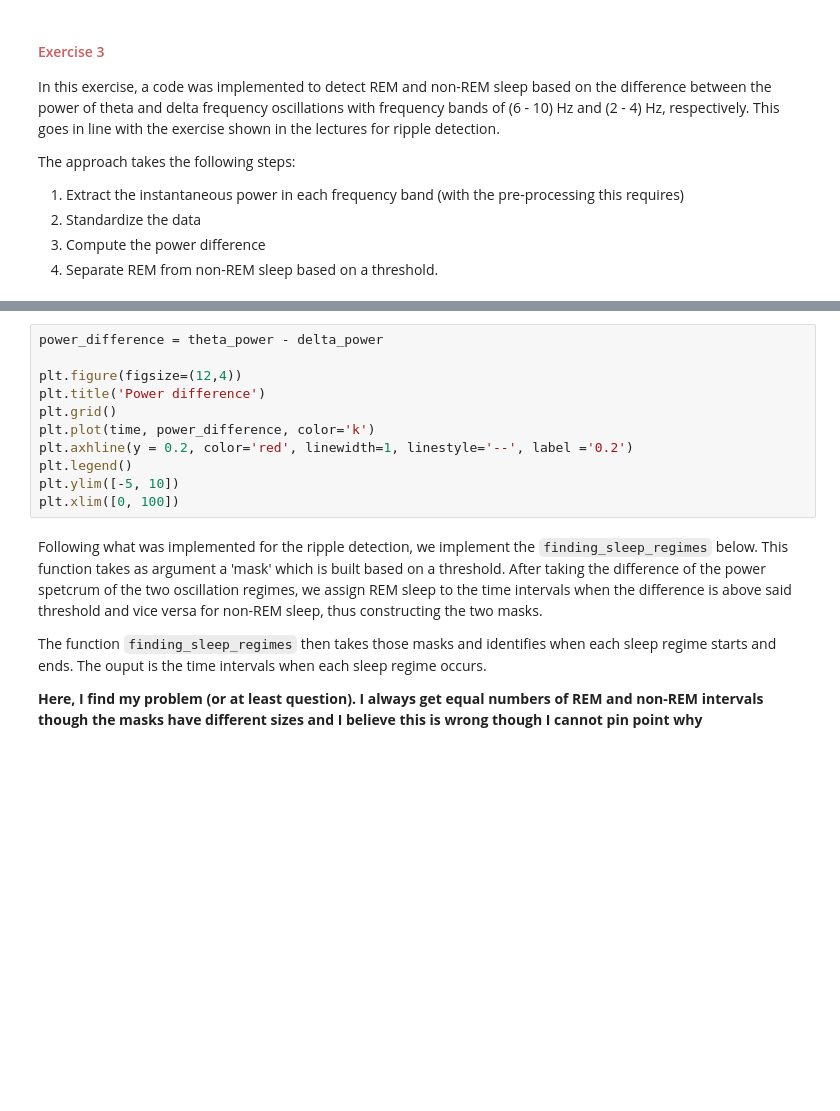
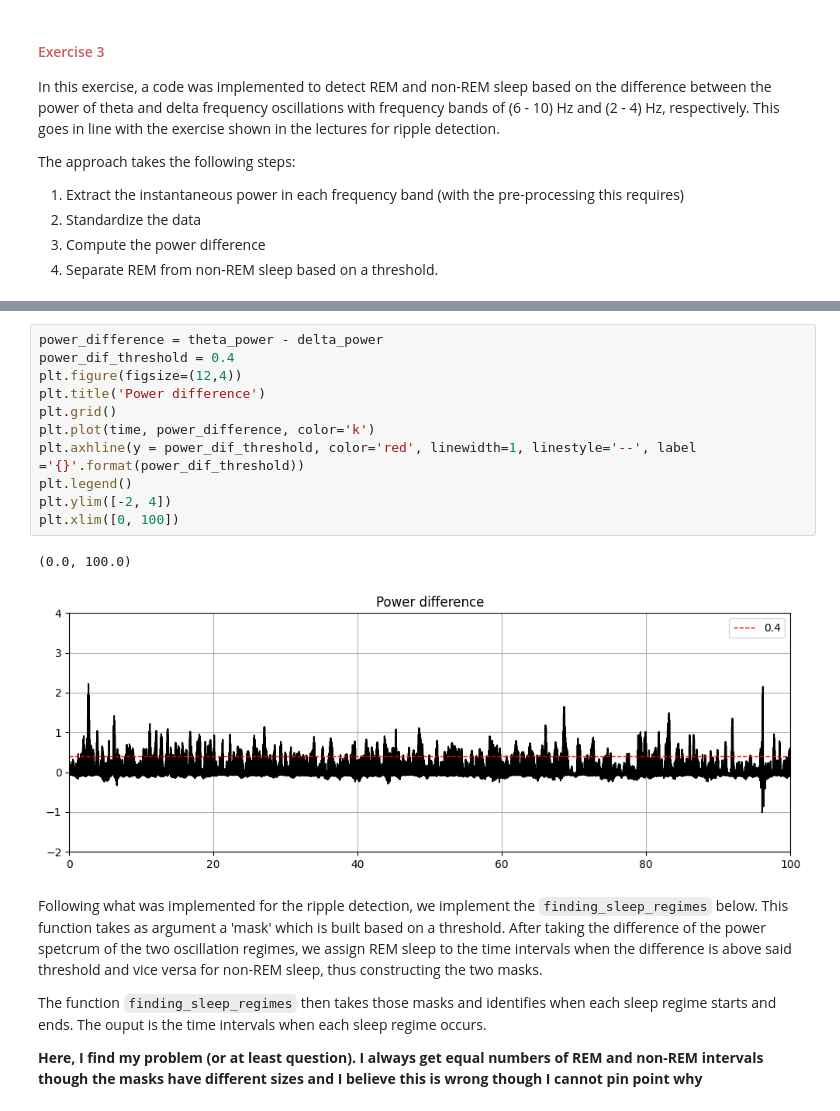
Before and after one commit to DanielaOS/NeuralAnalysis, a Jupyter notebook: Module_1/01-local_field_potential/Workshop1_report.ipynb, the cells around one changed output, grey strips where cells are left out. Cells and saved outputs as stored; diff of their text form; blank space fills up the shorter version.

```diff
--- a/Module_1/01-local_field_potential/Workshop1_report.ipynb
+++ b/Module_1/01-local_field_potential/Workshop1_report.ipynb
@@ -199,14 +188,17 @@ plt.legend(shadow=True)
 # %%
 power_difference = theta_power - delta_power
-
+power_dif_threshold = 0.4
 plt.figure(figsize=(12,4))
 plt.title('Power difference')
 plt.grid()
 plt.plot(time, power_difference, color='k')
-plt.axhline(y = 0.2, color='red', linewidth=1, linestyle='--', label ='0.2')
+plt.axhline(y = power_dif_threshold, color='red', linewidth=1, linestyle='--', label ='{}'.format(power_dif_threshold))
 plt.legend()
-plt.ylim([-5, 10])
+plt.ylim([-2, 4])
 plt.xlim([0, 100])
+# %% [output]
+(0.0, 100.0)
+[figure, added]
 # %% [markdown]
 Following what was implemented for the ripple detection, we implement the `finding_sleep_regimes` below. This function takes as argument a 'mask' which is built based on a threshold. After taking the difference of the power spetcrum of the two oscillation regimes, we assign REM sleep to the time intervals when the difference is above said threshold and vice versa for non-REM sleep, thus constructing the two masks.
 
```
Also changed, not shown: parts of 7 cells of this notebook, 1 other file.
